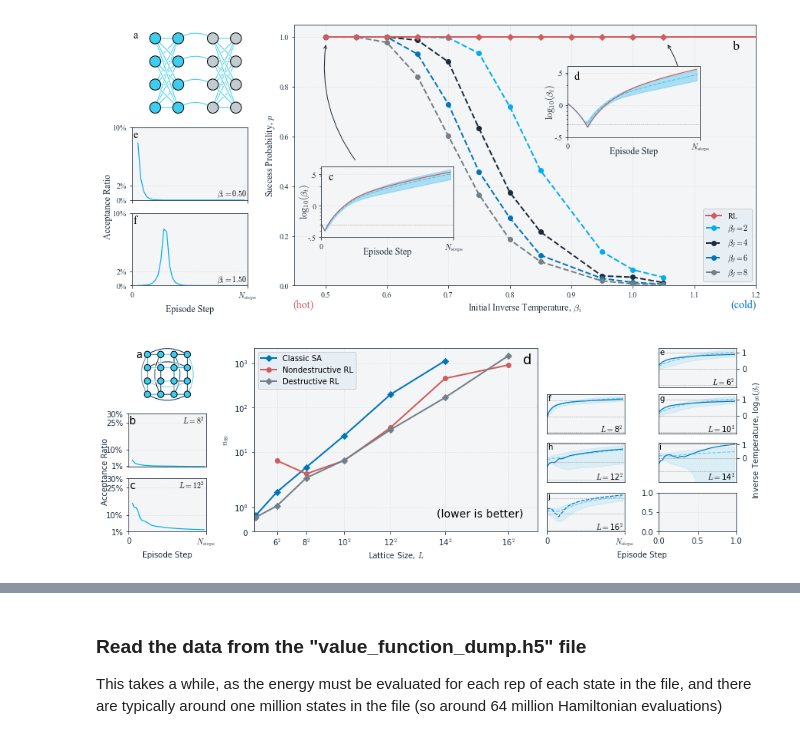
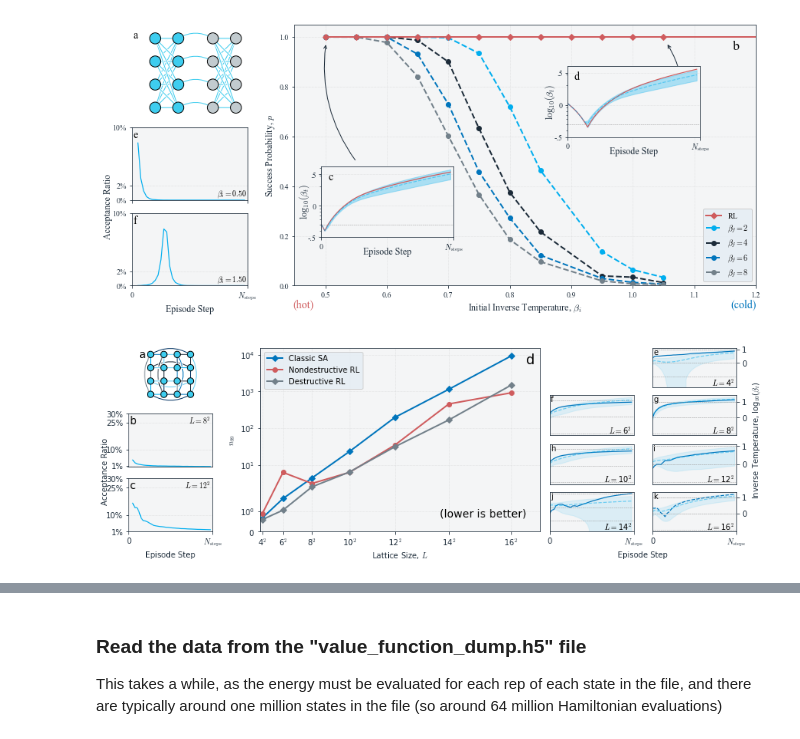
Before and after one commit to millskyle/COOL-1, a Jupyter notebook: plots/Plots.ipynb, the cells around one changed output, grey strips where cells are left out. Cells and saved outputs as stored; diff of their text form; code cells hidden in the pictures.

```diff
--- a/plots/Plots.ipynb
+++ b/plots/Plots.ipynb
@@ -499,7 +499,7 @@ fig.show()
 base_run_dir = "/home/kmills/COOL/experiments/01_2DTRJ/runs/"
 
 normal = {
-    #4:"amusing-reference",
+    4:"amusing-reference",
     6:"muddled-hat",
     8:"messy-award",
     10:"muddled-hat",
@@ -615,7 +615,7 @@ classic_ps = plot_n99_vs_L(axD,
               label="Classic SA",
               hamiltonian_success_files=None,
               color=COLORS[2], linewidth=2.0,
-              markers='D', override_ps=[0.999, 0.942, 0.644, 0.180, 0.023, 0.004, 0.0],
+              markers='D', override_ps=[0.999, 0.944, 0.644, 0.180, 0.023, 0.004, 0.001],
               Ls= [4,6,8,10,12,14,16]
 )
 
@@ -640,31 +640,31 @@ axD.legend()
 axD.set_yscale("symlog")
 axD.set_xscale("linear")
 axD.set_xticks([i**2 for i in Ls])
 axD.set_ylim(bottom=0)
 axD.set_xticklabels([f"{i}$^2$" for i in Ls])
 axD.set_xlim([4**2-2, 16**2 + 28])
 axD.text(0.95, 0.07, "(lower is better)", va='bottom', ha='right', size=14, transform=axD.transAxes)
 
 #Right phantom axis for log(Beta-t)
 phantomAxR = fig.add_subplot(gs[:,-2:])
 make_axis_invisible(phantomAxR)
 phantomAxR.yaxis.set_label_position("right")
 phantomAxR.set_ylabel(r"Inverse Temperature, log$_{10}$($\beta_t$)", labelpad=20)
 phantomAxR.set_xlabel("Episode Step", labelpad=25)
 
 make_axis_invisible(ep_axs[0])
 
 
 write=True
 
 if write:
 
     fig.savefig("SG_results.pdf")
     fig.savefig("SG_results.png")
 
     git_save("SG_results.pdf")
     git_save("SG_results.png")
 
 fig.show()
 # %% [output]
-[figure, old version]
+[figure, new version]
```
Also changed, not shown: parts of 3 cells of this notebook.
